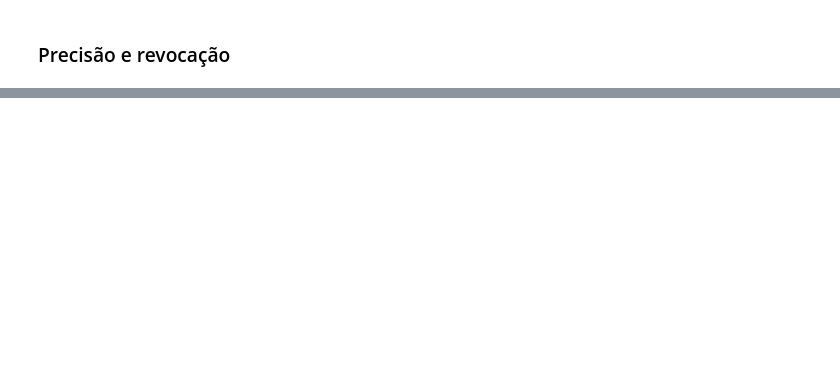
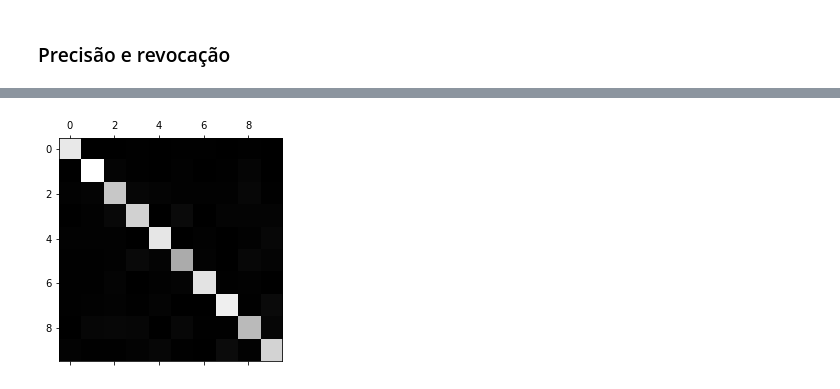
Before and after one commit to ebmm01/ml-in-practice, a Jupyter notebook: ch3/ch3.ipynb, the cells around one changed output, grey strips where cells are left out. Saved outputs shown, nothing was run; the diff lists cells and outputs as text; code cells hidden in the pictures; blank space fills up the shorter version.

```diff
--- a/ch3/ch3.ipynb
+++ b/ch3/ch3.ipynb
@@ -152,0 +290,13 @@ array([[5330,  156],
+# %%
+"""
+Estratégias de classificadores binários para lidarem com multi-classe:
+
+One vs All (OvA): Treinar para cada possível classe um classificador binário e selecionar aquele com maior
+pontuação
+
+One vs One (OvO): Treinar um classificador binário para cada par de dígitos. Para N classes, precisamos treinar
+N * (N-1)/2 classificadores.
+"""
+
+sgd_clf.fit(X_train, y_train)
+sgd_clf.predict([some_digit])
@@ -152,0 +317,5 @@ array([[5330,  156],
+# %%
+# treinar um RandomForestClassifier:
+
+forest_clf.fit(X_train, y_train)
+forest_clf.predict([some_digit])
@@ -152,0 +328,7 @@ array([[5330,  156],
+# %%
+from sklearn.preprocessing import StandardScaler
+
+scaler = StandardScaler()
+X_train_scaled = scaler.fit_transform(X_train.astype(np.float64))
+
+cross_val_score(sgd_clf, X_train_scaled, y_train, cv=3, scoring="accuracy")
@@ -152,0 +339,7 @@ array([[5330,  156],
+# %%
+# Podemos verificar a matrix de confusão para plotar os erros
+
+y_train_pred = cross_val_predict(sgd_clf, X_train_scaled, y_train, cv=3)
+
+conf_mx = confusion_matrix(y_train, y_train_pred)
+conf_mx
@@ -152,0 +357,5 @@ array([[5330,  156],
+# %%
+plt.matshow(conf_mx, cmap=plt.cm.gray)
+plt.show()
+# %% [output]
+[figure, added]
```
Also changed, not shown: parts of 35 cells of this notebook, 2 other files.
